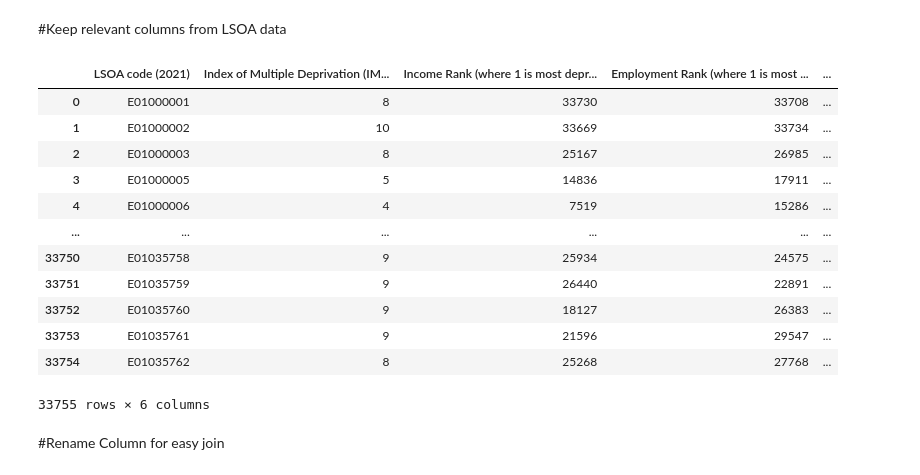
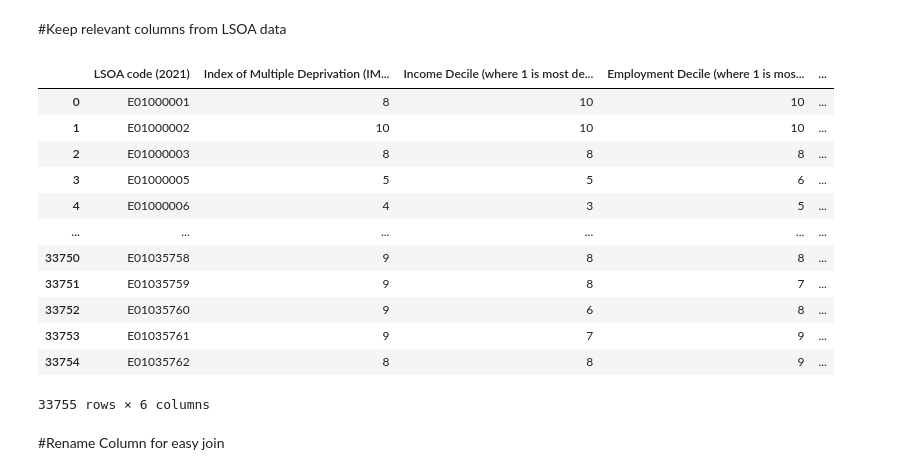
Before and after one commit to zhangwiki86-soton/L7---Data-Analysis-and-Visualisation, a Jupyter notebook: DRAFT Test Glob.ipynb, the cells around one changed output. Drawn from its saved outputs; the diff is of its cells as text; code cells hidden in the pictures.

```diff
--- a/DRAFT Test Glob.ipynb
+++ b/DRAFT Test Glob.ipynb
@@ -363,21 +363,21 @@ LSOAdata
 # %% [markdown]
 #Keep relevant columns from LSOA data
 # %%
-LSOAdataclean=LSOAdata.loc[:, ['LSOA code (2021)','Index of Multiple Deprivation (IMD) Decile (where 1 is most deprived 10% of LSOAs)','Income Rank (where 1 is most deprived)','Employment Rank (where 1 is most deprived)','Education, Skills and Training Rank (where 1 is most deprived)','Population LSOA']] #select Columns needed
+LSOAdataclean=LSOAdata.loc[:, ['LSOA code (2021)','Index of Multiple Deprivation (IMD) Decile (where 1 is most deprived 10% of LSOAs)','Income Decile (where 1 is most deprived 10% of LSOAs)','Employment Decile (where 1 is most deprived 10% of LSOAs)','Education, Skills and Training Decile (where 1 is most deprived 10% of LSOAs)','Population LSOA']] #select Columns needed
 LSOAdataclean
 # %% [output]
-|  | LSOA code (2021) | Index of Multiple Deprivation (IM... | Income Rank (where 1 is most depr... | Employment Rank (where 1 is most ... | ... |
-| 0 | E01000001 | 8 | 33730 | 33708 | ... |
-| 1 | E01000002 | 10 | 33669 | 33734 | ... |
-| 2 | E01000003 | 8 | 25167 | 26985 | ... |
-| 3 | E01000005 | 5 | 14836 | 17911 | ... |
-| 4 | E01000006 | 4 | 7519 | 15286 | ... |
+|  | LSOA code (2021) | Index of Multiple Deprivation (IM... | Income Decile (where 1 is most de... | Employment Decile (where 1 is mos... | ... |
+| 0 | E01000001 | 8 | 10 | 10 | ... |
+| 1 | E01000002 | 10 | 10 | 10 | ... |
+| 2 | E01000003 | 8 | 8 | 8 | ... |
+| 3 | E01000005 | 5 | 5 | 6 | ... |
+| 4 | E01000006 | 4 | 3 | 5 | ... |
 | ... | ... | ... | ... | ... | ... |
-| 33750 | E01035758 | 9 | 25934 | 24575 | ... |
-| 33751 | E01035759 | 9 | 26440 | 22891 | ... |
-| 33752 | E01035760 | 9 | 18127 | 26383 | ... |
-| 33753 | E01035761 | 9 | 21596 | 29547 | ... |
-| 33754 | E01035762 | 8 | 25268 | 27768 | ... |
+| 33750 | E01035758 | 9 | 8 | 8 | ... |
+| 33751 | E01035759 | 9 | 8 | 7 | ... |
+| 33752 | E01035760 | 9 | 6 | 8 | ... |
+| 33753 | E01035761 | 9 | 7 | 9 | ... |
+| 33754 | E01035762 | 8 | 8 | 9 | ... |
 33755 rows × 6 columns
 # %% [markdown]
 #Rename Column for easy join
```
Also changed, not shown: parts of 12 cells of this notebook.
